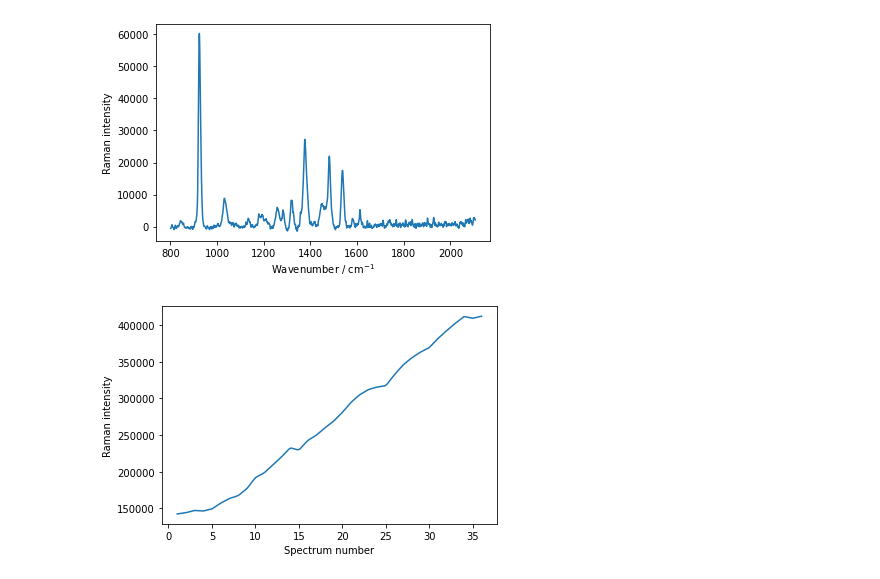
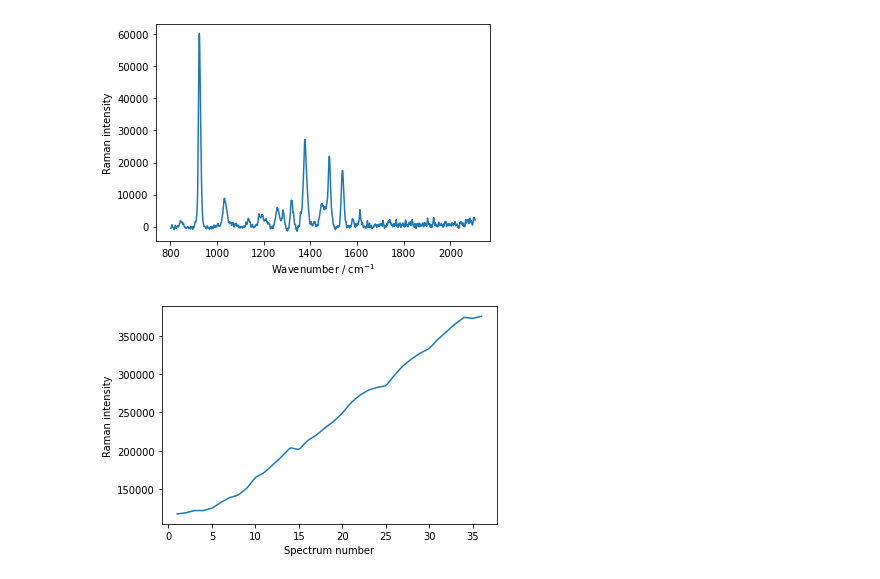
Before and after one commit to theverdorkasten/raman, a Jupyter notebook: rR_Extractor example usage.ipynb, the cells around one changed output. Saved outputs shown, nothing was run; the diff lists cells and outputs as text; code cells hidden in the pictures.

```diff
--- a/rR_Extractor example usage.ipynb
+++ b/rR_Extractor example usage.ipynb
@@ -23,8 +23,8 @@ E.plot_spectrum(spectrum[0], E.BGR(spectrum[1]))
 # %%
 # plot the change in absorption around 1390 cm^-1 wrt time
 
-wn = E.find_nearest_wavenumber(df, 1390)
+wn = E.find_nearest_wavenumber(df, 1310)
 abs_wrt_time = E.get_wavenumber(df, wn)
 E.plot_wavenumber(*abs_wrt_time)
 # %% [output]
-[figure, old version]
+[figure, new version]
```
Also changed, not shown: 1 other file.
